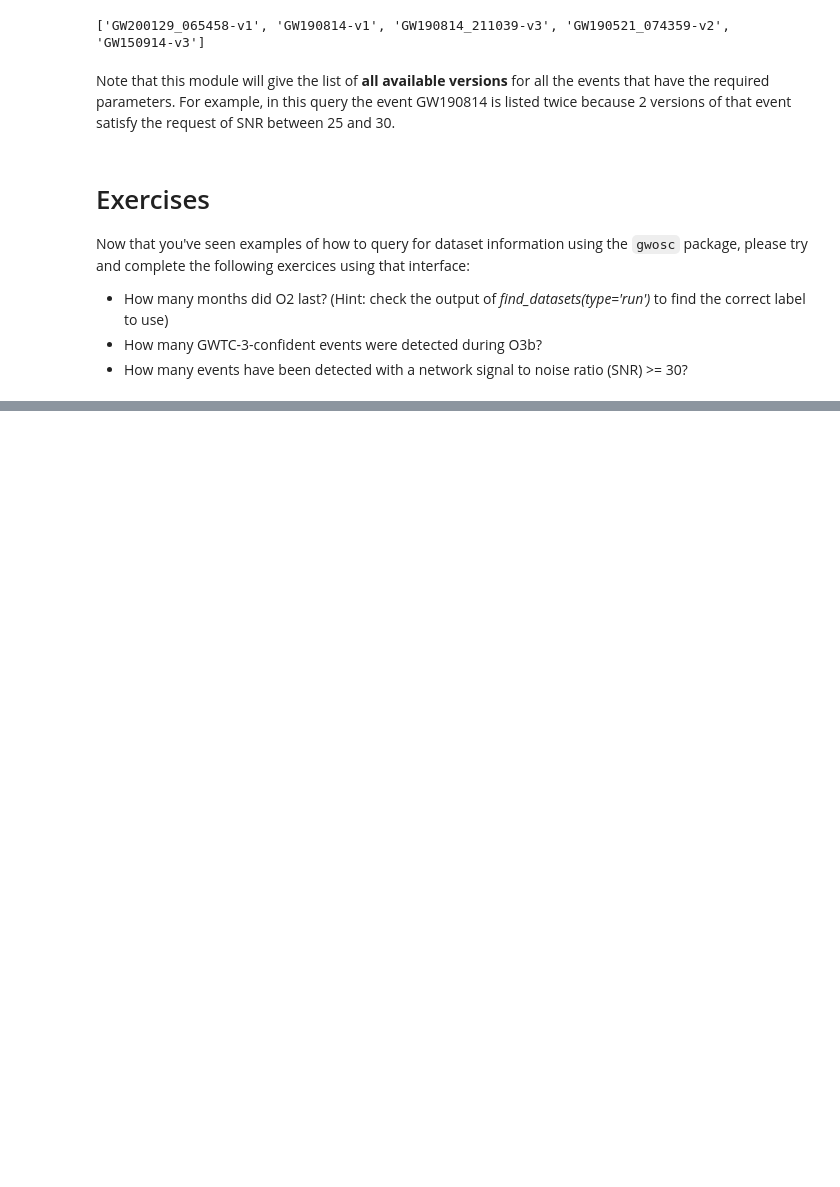
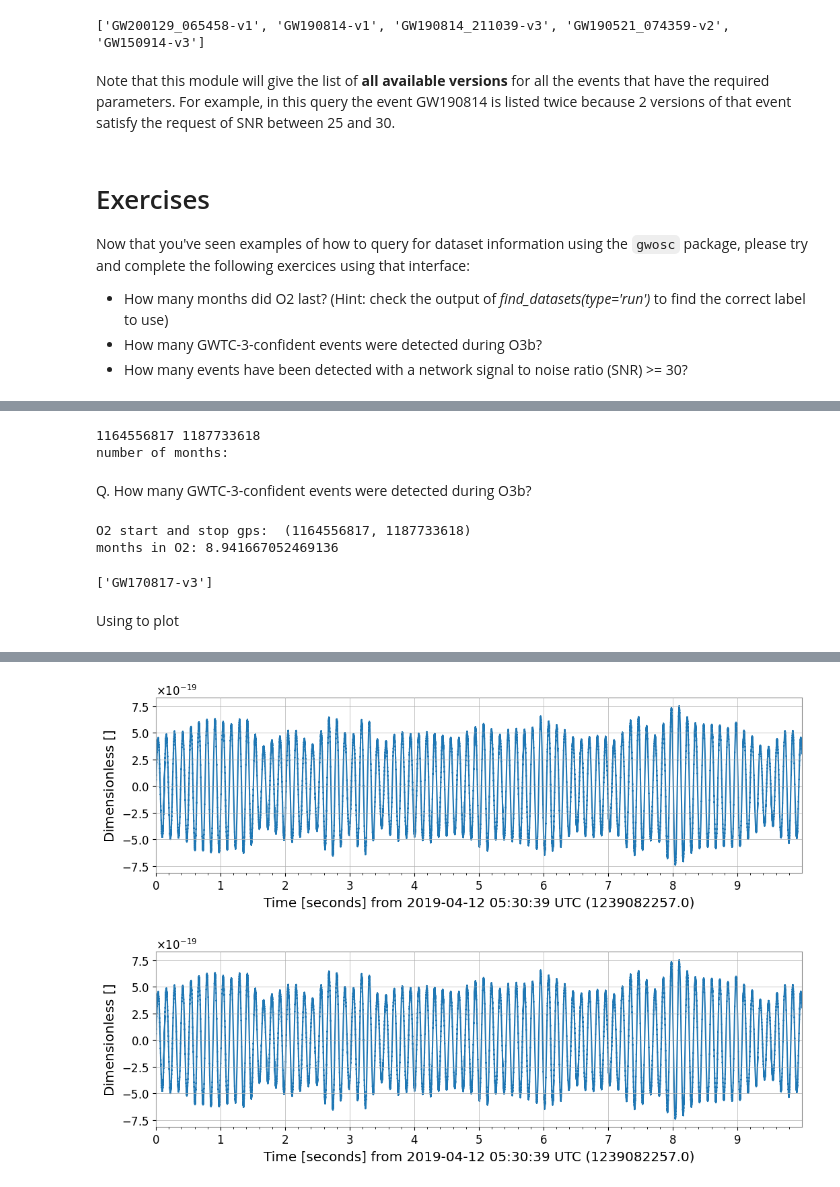
Before and after one commit to PushparajChakravarti/GWODC, a Jupyter notebook: Tutorials/Day_1/Tuto_1.1_Discovering_Open_Data.ipynb, the cells around one changed output, grey strips where cells are left out. Saved outputs shown, nothing was run; the diff lists cells and outputs as text; code cells hidden in the pictures; blank space fills up the shorter version.

```diff
--- a/Tutorials/Day_1/Tuto_1.1_Discovering_Open_Data.ipynb
+++ b/Tutorials/Day_1/Tuto_1.1_Discovering_Open_Data.ipynb
@@ -149,0 +150,42 @@ Now that you've seen examples of how to query for dataset information using the
+# %%
+name = 'O2_16KHZ_R1'
+start, stop =run_segment(name)
+print(start, stop)
+
+time = stop- start
+months= time/(3600*24*30)
+print('number of months:',)
+# %% [output]
+1164556817 1187733618
+number of months:
+# %% [markdown]
+Q.
+How many GWTC-3-confident events were detected during O3b?
+# %%
+from gwosc.datasets import run_segment
+O2 = run_segment('O2_4KHZ_R1')
+print('O2 start and stop gps: ', O2)
+time_seconds = O2[1] - O2[0]
+month_seconds = 30 * 24 * 3600
+print('months in O2:', time_seconds / month_seconds)
+# %% [output]
+O2 start and stop gps:  (1164556817, 1187733618)
+months in O2: 8.941667052469136
+# %%
+from gwosc.datasets import query_events
+selection = query_events(select=["network-matched-filter-snr >= 30"])
+print(selection)
+# %% [output]
+['GW170817-v3']
+# %% [markdown]
+Using to plot
+# %%
+!pip install gwpy
+from gwpy.timeseries import TimeSeries
+from gwosc.datasets import event_gps
+
+gps = event_gps('GW190412')
+segment = (int(gps)-5, int(gps)+5)
+hdata = TimeSeries.fetch_open_data('H1', *segment, verbose=True)
+hdata.plot()
+# %% [output]
@@ -149,0 +209,2 @@ Now that you've seen examples of how to query for dataset information using the
+[figure, added]
+[figure, added]
```
Also changed, not shown: parts of 3 cells of this notebook.
